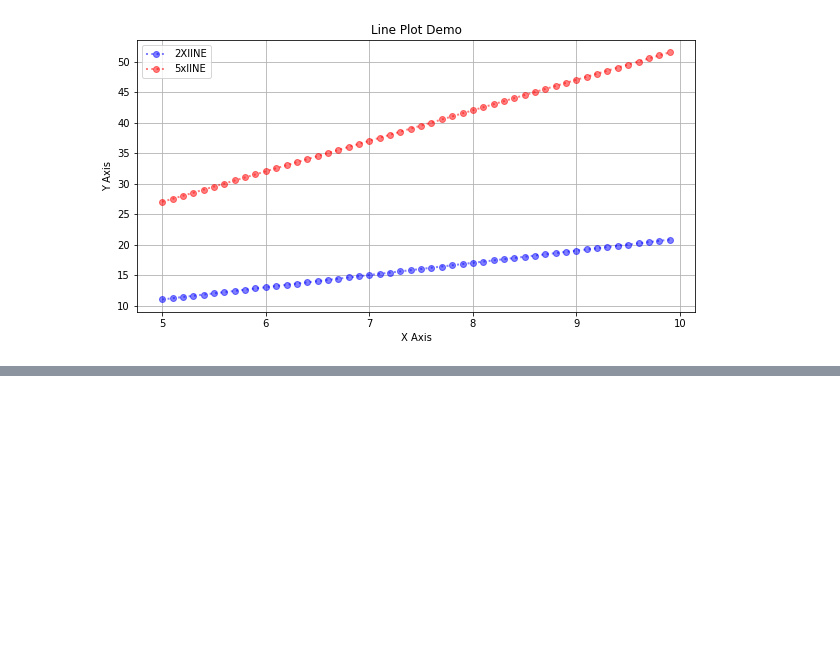
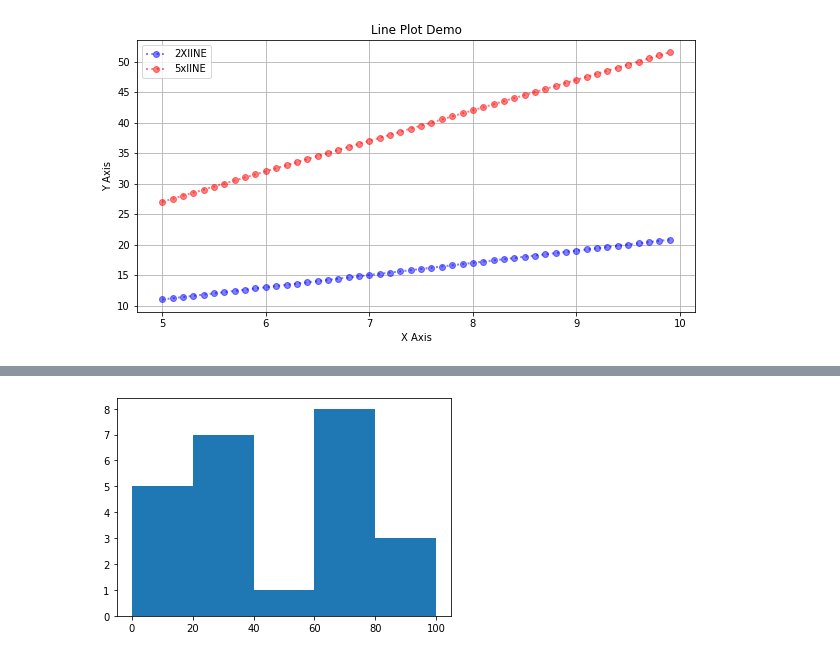
Before and after one commit to joseph1506/data-science-python, a Jupyter notebook: matplotlib.ipynb, the cells around one changed output, grey strips where cells are left out. Drawn from its saved outputs; the diff is of its cells as text; code cells hidden in the pictures; blank space fills up the shorter version.

```diff
--- a/matplotlib.ipynb
+++ b/matplotlib.ipynb
@@ -22,0 +55,6 @@ plt.show()
+# %%
+numbers=[10,12,16,19,11,20,26,28,30,38,35,34,45,60,68,64,62,70,78,75,79,85,94,98]
+plt.hist(numbers,bins=[0,20,40,60,80,100])
+plt.show()
+# %% [output]
+[figure, added]
```
Also changed, not shown: parts of 7 cells of this notebook, 4 other files.
